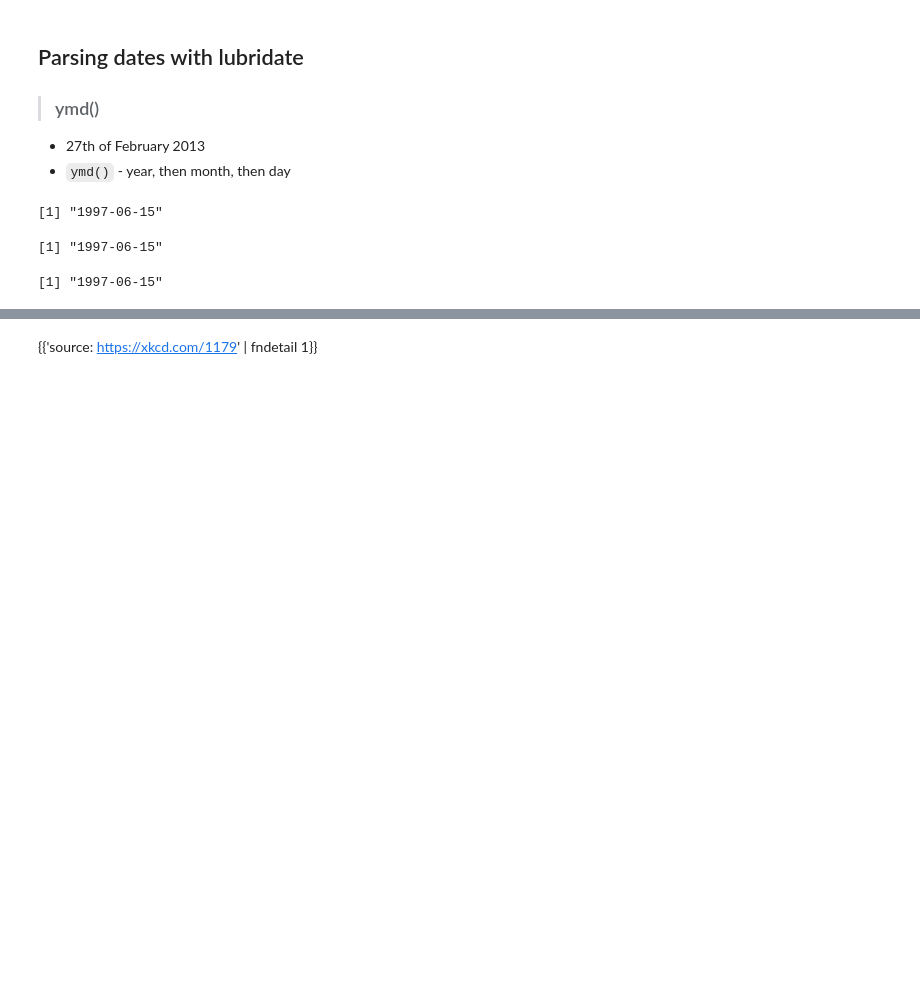
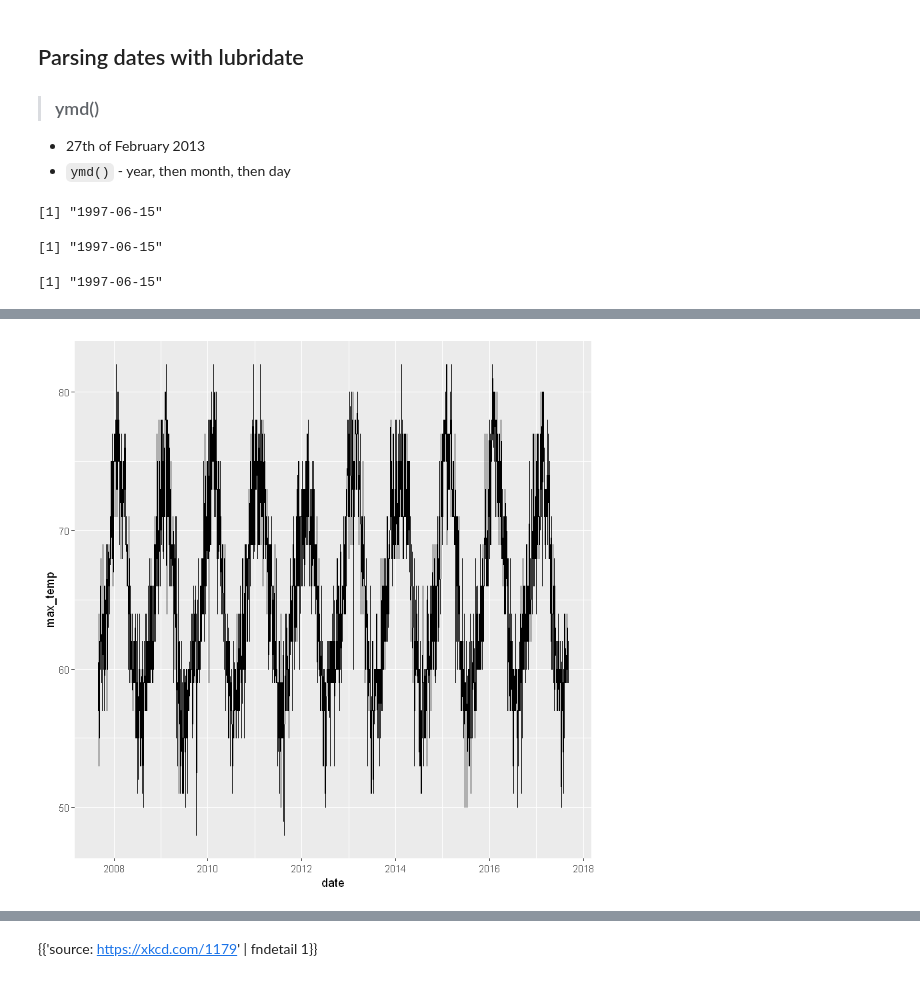
Before and after one commit to VictorOmondi1997/Working-with-Dates-and-Times-in-R, a Jupyter notebook: Working with Dates and Times in R.ipynb, the cells around one changed output, grey strips where cells are left out. Saved outputs shown, nothing was run; the diff lists cells and outputs as text; code cells hidden in the pictures; blank space fills up the shorter version.

```diff
--- a/Working with Dates and Times in R.ipynb
+++ b/Working with Dates and Times in R.ipynb
@@ -434,0 +504,6 @@ ymd("97t6t15")
+# %%
+# Import CSV with read_csv()
+akl_daily_raw <- read_csv("datasets/akl_weather_daily.csv")
+
+# Print akl_daily_raw
+head(akl_daily_raw)
@@ -434,0 +528,7 @@ ymd("97t6t15")
+# %%
+# Parse date
+akl_daily <- akl_daily_raw %>%
+  mutate(date = ymd(date))
+
+# Print akl_daily
+head(akl_daily)
@@ -434,0 +543,6 @@ ymd("97t6t15")
+# %%
+# Plot to check work
+akl_daily %>%
+    ggplot(aes(x = date, y = max_temp)) +
+        geom_line()
+# %% [output]
@@ -434,0 +551 @@ ymd("97t6t15")
+[figure, added]
```
Also changed, not shown: parts of 21 cells of this notebook.
